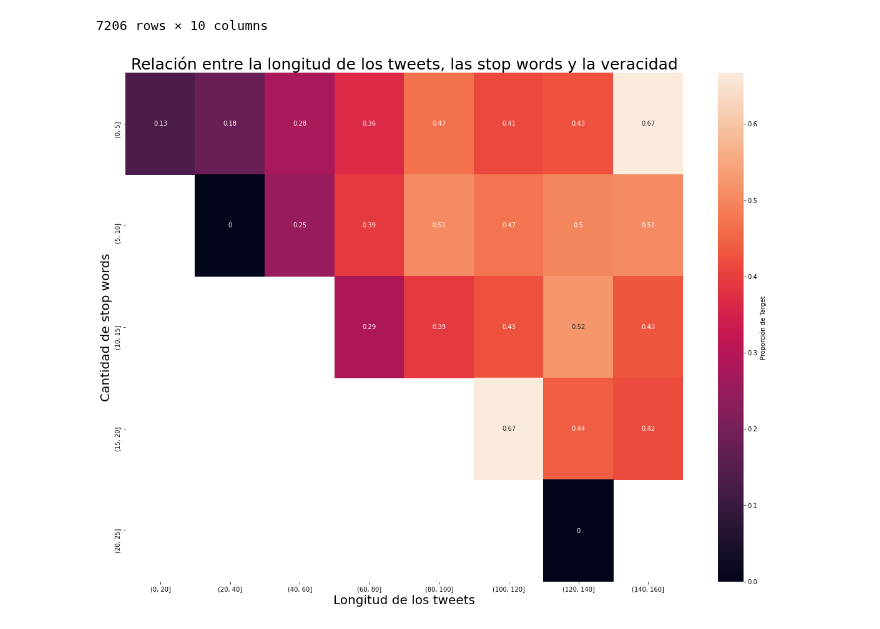
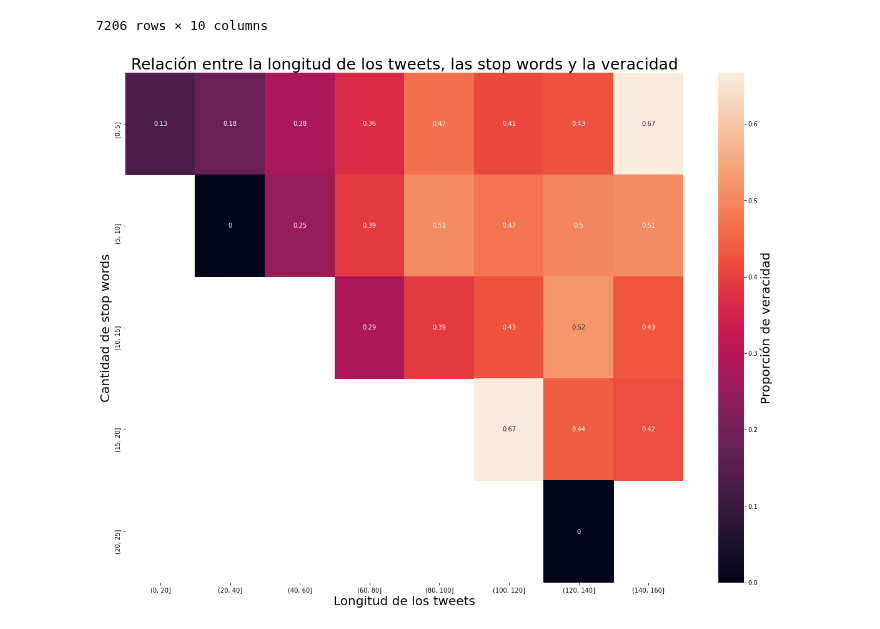
Before and after one commit to JulioCastillo1/TP1-Datos, a Jupyter notebook: Heatmap.ipynb, the cells around one changed output. Drawn from its saved outputs; the diff is of its cells as text; code cells hidden in the pictures.

Commit message:
Cambio tamaño de fuentes de visualizaciones.

```diff
--- a/Heatmap.ipynb
+++ b/Heatmap.ipynb
@@ -104,12 +104,13 @@ merged
 # %%
 data=pd.pivot_table(merged, columns='binLength',values='target',index='binStopWords')
 plt.figure(figsize=(20,15))
 plt.rc('xtick', labelsize=10)
 plt.rc('ytick', labelsize=10)
 plt.title("Relación entre la longitud de los tweets, las stop words y la veracidad", fontsize=25)
-sns.heatmap(data, annot=True, cbar_kws={'label':'Proporción de Target'})
+ax=sns.heatmap(data, annot=True, cbar_kws={'label':'Proporción de veracidad'})
+ax.figure.axes[-1].yaxis.label.set_size(20)
 plt.xlabel("Longitud de los tweets", fontsize=20)
 plt.ylabel("Cantidad de stop words", fontsize=20)
 plt.show()
 # %% [output]
-[figure, old version]
+[figure, new version]
```
